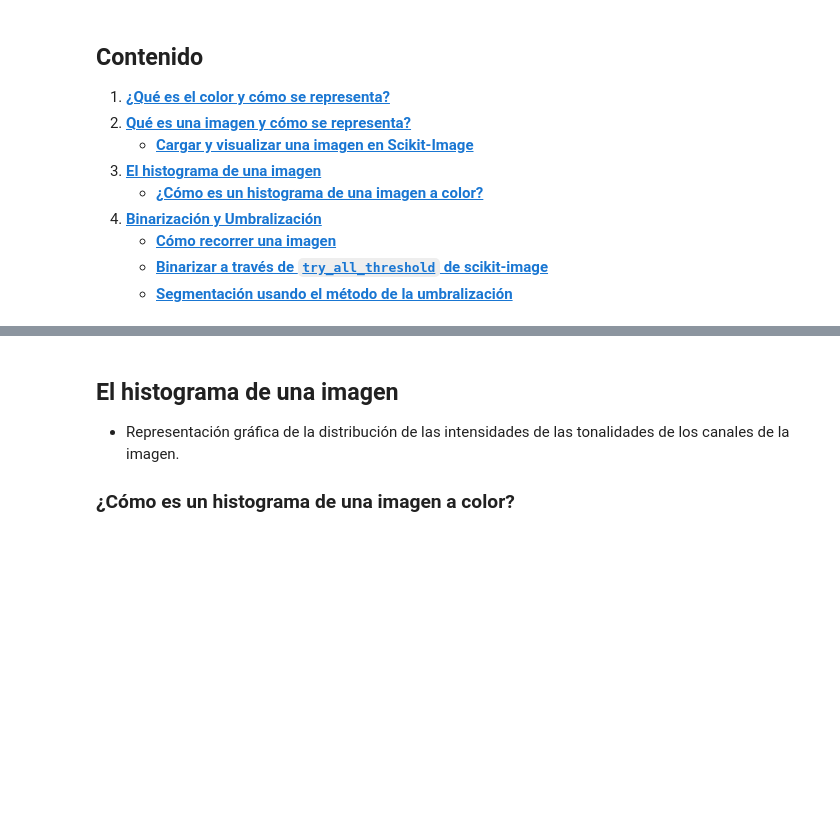
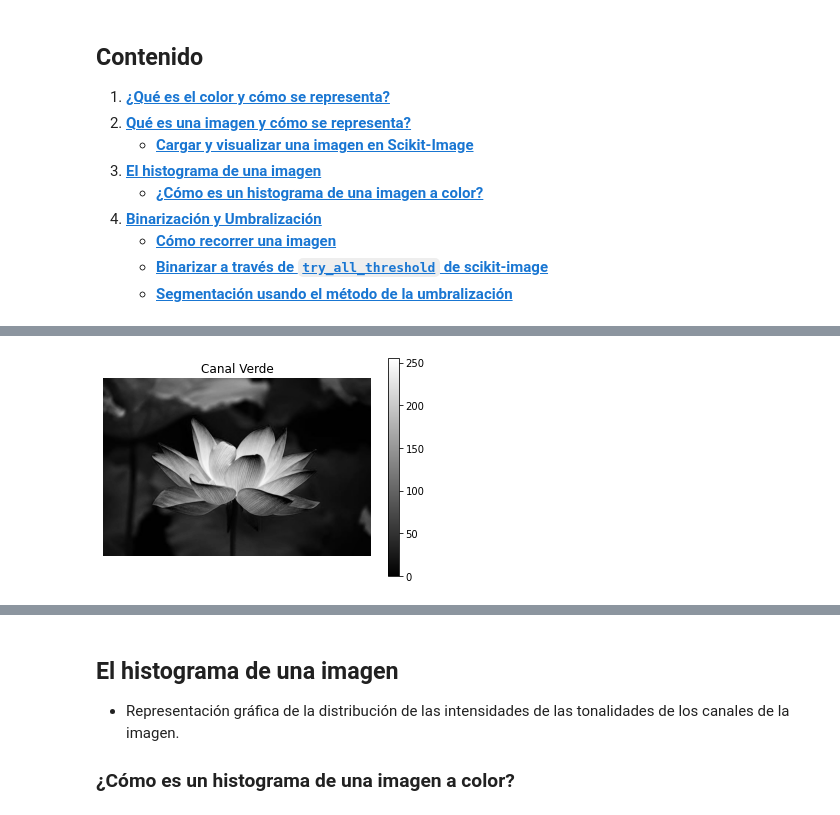
Before and after one commit to jpcano1/ISIS_4825_taller_3, a Jupyter notebook: bootcamp/Scikit_image_Bootcamp.ipynb, the cells around one changed output, grey strips where cells are left out. Cells and saved outputs as stored; diff of their text form; code cells hidden in the pictures; blank space fills up the shorter version.

```diff
--- a/bootcamp/Scikit_image_Bootcamp.ipynb
+++ b/bootcamp/Scikit_image_Bootcamp.ipynb
@@ -39,0 +77,5 @@ $$\begin{bmatrix} C\\[0.3em] M\\[0.3em] Y
+# %%
+vis.visualize(img_green, "Canal Verde")
+plt.colorbar();
+# %% [output]
+[figure, added]
```
Also changed, not shown: parts of 16 cells of this notebook.
